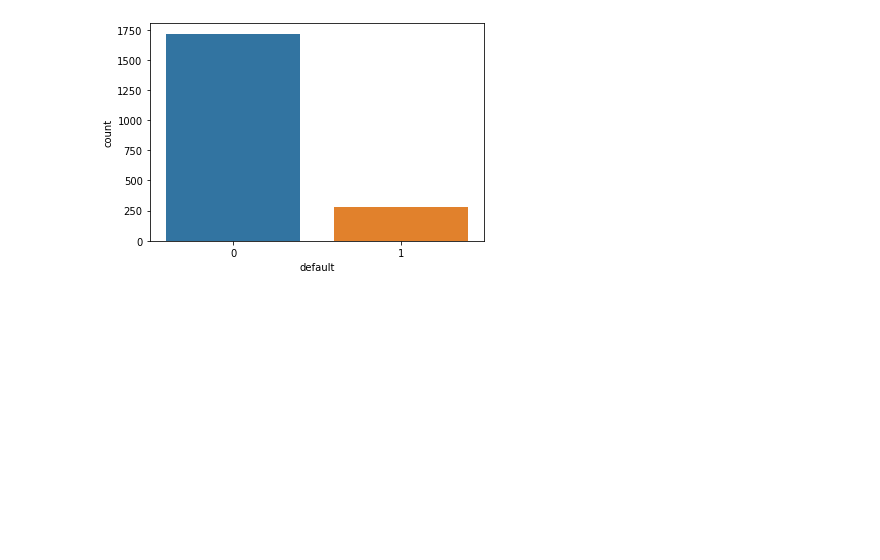
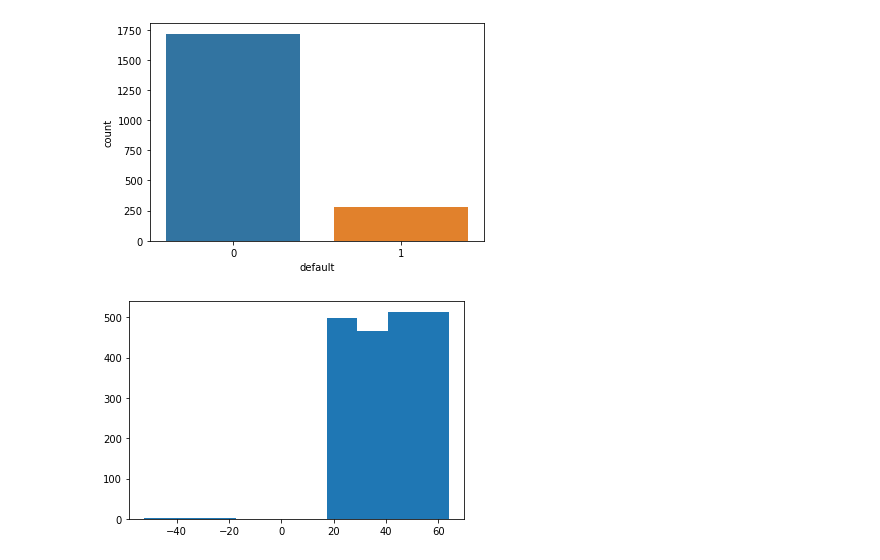
Before and after one commit to devAquino/Analise_Credit, a Jupyter notebook: Analise_Credit.ipynb, the cells around one changed output. Drawn from its saved outputs; the diff is of its cells as text; code cells hidden in the pictures; blank space fills up the shorter version.

```diff
--- a/Analise_Credit.ipynb
+++ b/Analise_Credit.ipynb
@@ -84,3 +84,11 @@ np.unique(base_credito.default, return_counts=True)
 sns.countplot(x = base_credito.default);
 # %% [output]
 [figure]
+# %%
+# Com o gráfico hist podemos observar a frequência das idades,
+# aqui, as idades giram em torno de 500 sendo que a mairo
+# frequência é de pessoas a cima dos 40 anos.
+# Há também idades negativas. Esses dados serão tratados posteriormente
+plt.hist(x = base_credito.age);
+# %% [output]
+[figure, added]
```
